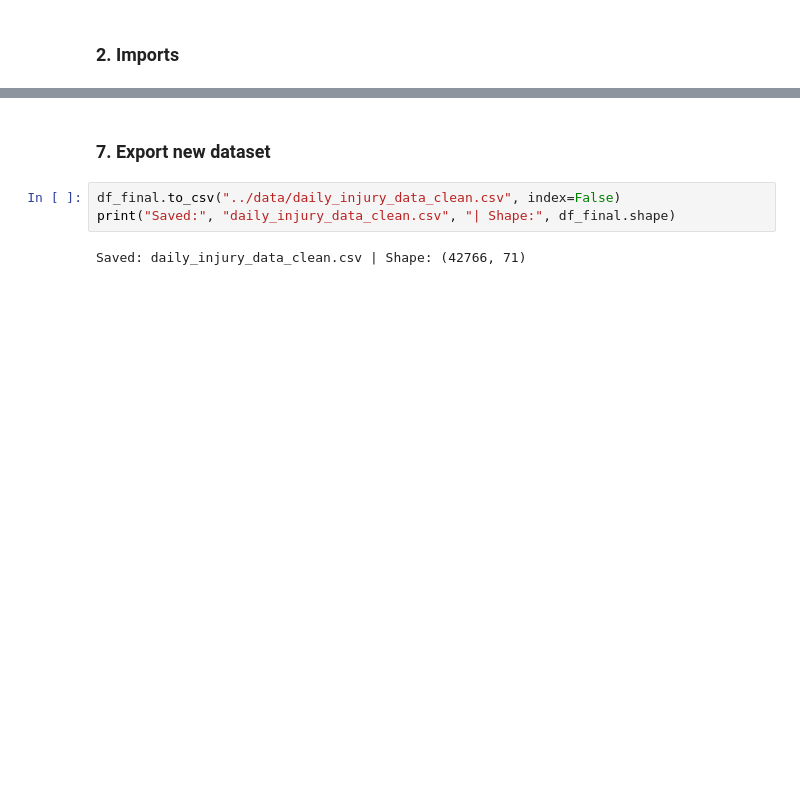
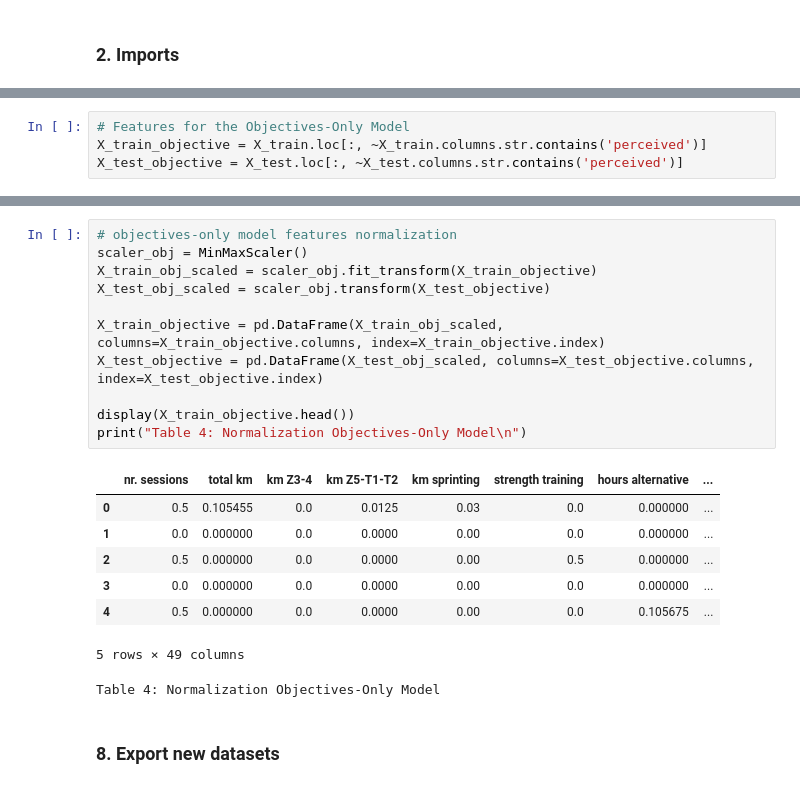
Before and after one commit to BeatrizF26/IAA-InjuryPrediction, a Jupyter notebook: notebook/data_cleaning.ipynb, the cells around one changed output, grey strips where cells are left out. Drawn from its saved outputs; the diff is of its cells as text; blank space fills up the shorter version.

```diff
--- a/notebook/data_cleaning.ipynb
+++ b/notebook/data_cleaning.ipynb
@@ -122,0 +229,4 @@ Normalization completed!
+# %%
+# Features for the Objectives-Only Model
+X_train_objective = X_train.loc[:, ~X_train.columns.str.contains('perceived')]
+X_test_objective = X_test.loc[:, ~X_test.columns.str.contains('perceived')]
@@ -123,7 +261,22 @@ Normalization completed!
+# %%
+# objectives-only model features normalization
+scaler_obj = MinMaxScaler()
+X_train_obj_scaled = scaler_obj.fit_transform(X_train_objective)
+X_test_obj_scaled = scaler_obj.transform(X_test_objective)
+
+X_train_objective = pd.DataFrame(X_train_obj_scaled, columns=X_train_objective.columns, index=X_train_objective.index)
+X_test_objective = pd.DataFrame(X_test_obj_scaled, columns=X_test_objective.columns, index=X_test_objective.index)
+
+display(X_train_objective.head())
+print("Table 4: Normalization Objectives-Only Model\n")
+# %% [output]
+|  | nr. sessions | total km | km Z3-4 | km Z5-T1-T2 | km sprinting | strength training | hours alternative | ... |
+| 0 | 0.5 | 0.105455 | 0.0 | 0.0125 | 0.03 | 0.0 | 0.000000 | ... |
+| 1 | 0.0 | 0.000000 | 0.0 | 0.0000 | 0.00 | 0.0 | 0.000000 | ... |
+| 2 | 0.5 | 0.000000 | 0.0 | 0.0000 | 0.00 | 0.5 | 0.000000 | ... |
+| 3 | 0.0 | 0.000000 | 0.0 | 0.0000 | 0.00 | 0.0 | 0.000000 | ... |
+| 4 | 0.5 | 0.000000 | 0.0 | 0.0000 | 0.00 | 0.0 | 0.105675 | ... |
+5 rows × 49 columns
+Table 4: Normalization Objectives-Only Model
 # %% [markdown]
-### 7. Export new dataset
+### 8. Export new datasets
-# %%
-df_final.to_csv("../data/daily_injury_data_clean.csv", index=False)
-print("Saved:", "daily_injury_data_clean.csv", "| Shape:", df_final.shape)
-# %% [output]
-Saved: daily_injury_data_clean.csv | Shape: (42766, 71)
```
Also changed, not shown: parts of 30 cells of this notebook, 7 other files.
